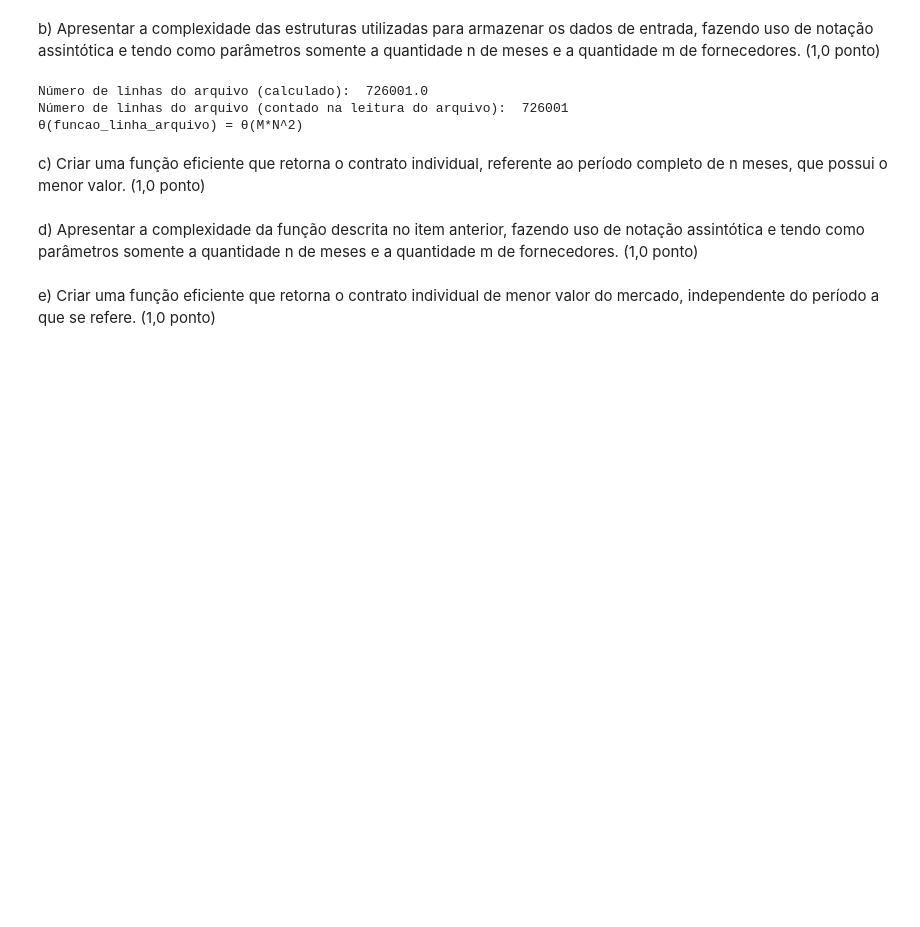
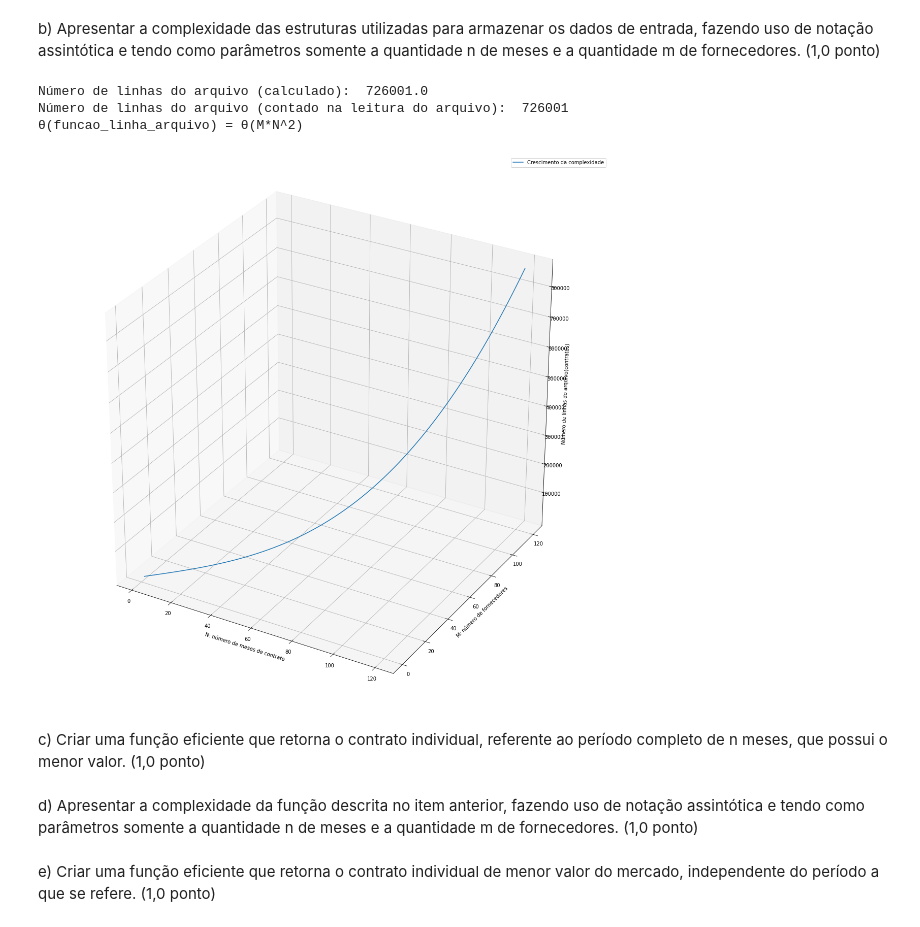
Before and after one commit to eduardodut/projetos-algoritmos, a Jupyter notebook: Projeto 1/CANA_01.ipynb, the cells around one changed output. Drawn from its saved outputs; the diff is of its cells as text; code cells hidden in the pictures; blank space fills up the shorter version.

```diff
--- a/Projeto 1/CANA_01.ipynb
+++ b/Projeto 1/CANA_01.ipynb
@@ -108,6 +79,34 @@ print("\u03B8(funcao_linha_arquivo) = \u03B8(M*N^2)")
 Número de linhas do arquivo (calculado):  726001.0
 Número de linhas do arquivo (contado na leitura do arquivo):  726001
 θ(funcao_linha_arquivo) = θ(M*N^2)
+# %%
+#plotagem do gráfico do crescmento da complexidade em função de M e N
+
+import matplotlib as mpl
+from mpl_toolkits.mplot3d import Axes3D
+import numpy as np
+import matplotlib.pyplot as plt
+
+fig = plt.figure()
+ax = fig.gca(projection='3d')
+x = np.arange(1,121,1)
+y = np.arange(1,121,1)
+z = funcao_linhas_arquivo(x,y)
+
+ax.set_xlabel('N: número de meses de contrato')
+ax.set_zlim(0,N)
+ax.set_ylabel('M: número de fornecedores')
+ax.set_ylim(0,M)
+ax.set_zlabel('Número de linhas do arquivo(contratos)')
+ax.set_zlim(0,90000)
+
+ax.set_autoscale_on(2)
+ax.plot(x, y, z, label='Crescimento da complexidade')
+ax.legend()
+fig.set_size_inches(20,20)
+plt.show()
+# %% [output]
+[figure, added]
 # %% [markdown]
 c) Criar uma função eficiente que retorna o contrato individual, referente ao período completo de n meses,
 que possui o menor valor. (1,0 ponto)
```
Also changed, not shown: parts of 6 cells of this notebook.
